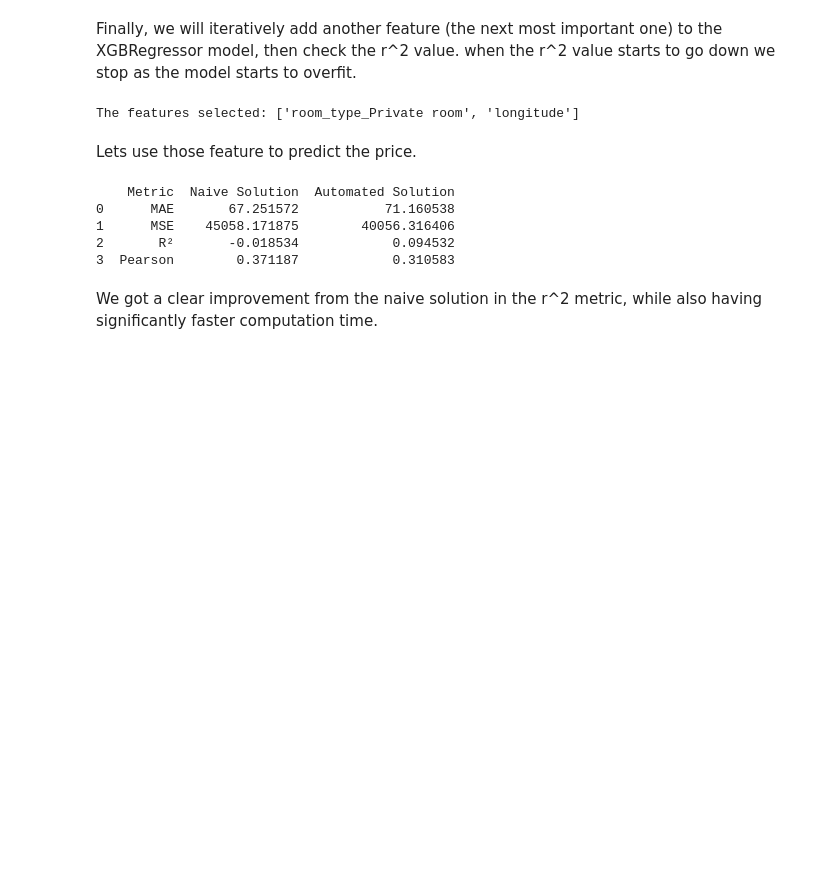
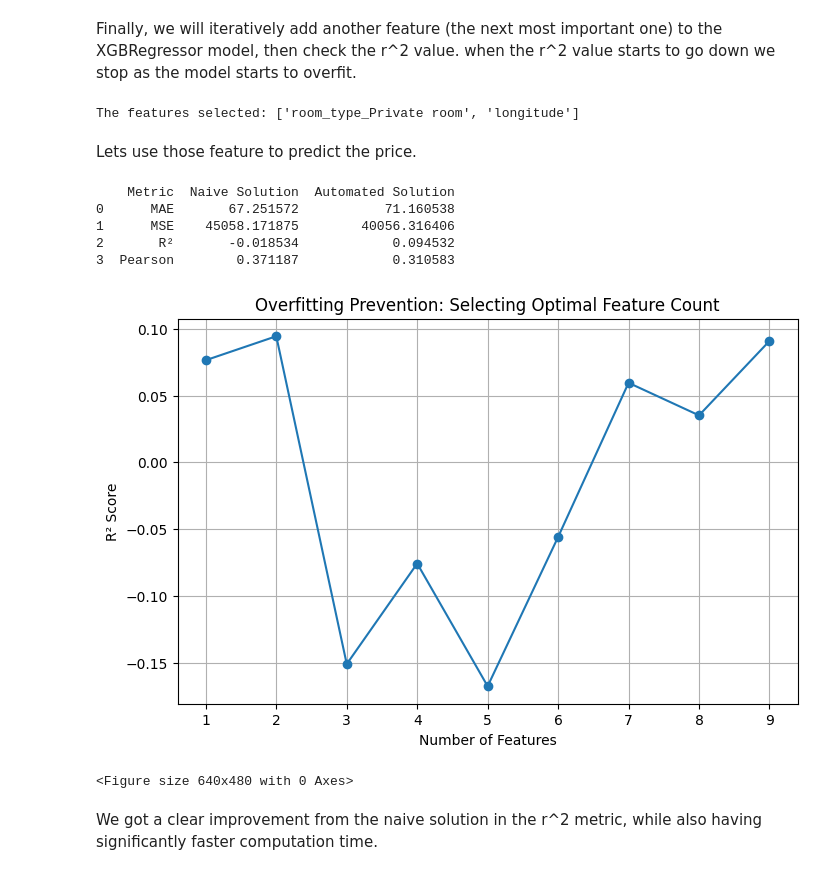
Before and after one commit to yagel2/TDS_NYC_Airbnb, a Jupyter notebook: TDS_Final.ipynb, the cells around one changed output. Saved outputs shown, nothing was run; the diff lists cells and outputs as text; code cells hidden in the pictures; blank space fills up the shorter version.

```diff
--- a/TDS_Final.ipynb
+++ b/TDS_Final.ipynb
@@ -281,6 +308,38 @@ print(metrics_comparison)
 1      MSE    45058.171875        40056.316406
 2       R²       -0.018534            0.094532
 3  Pearson        0.371187            0.310583
+# %%
+r2_scores = []
+feature_counts = list(range(1, len(shap_importance_df)+1))
+
+for top_k in feature_counts:
+    selected_features = shap_importance_df['feature'].iloc[:top_k].tolist()
+    X_selected = X[selected_features]
+
+    # Train-Test Split
+    X_train, X_test, y_train, y_test = train_test_split(X_selected, y, test_size=0.2, random_state=42)
+
+    # Train Model
+    xgb_model = XGBRegressor()
+    xgb_model.fit(X_train, y_train)
+
+    # Predictions
+    y_pred = xgb_model.predict(X_test)
+
+    # Evaluate R² Score
+    r2_scores.append(r2_score(y_test, y_pred))
+
+# Plot the R² scores against the number of features used
+plt.figure(figsize=(8, 5))
+plt.plot(feature_counts, r2_scores, marker='o', linestyle='-')
+plt.xlabel('Number of Features')
+plt.ylabel('R² Score')
+plt.title('Overfitting Prevention: Selecting Optimal Feature Count')
+plt.grid()
+plt.show()
+# %% [output]
+[figure, added]
+<Figure size 640x480 with 0 Axes>
 # %% [markdown]
 We got a clear improvement from the naive solution in the r^2 metric, while also having significantly faster computation time.
 # %%
```
Also changed, not shown: parts of 10 cells of this notebook.
